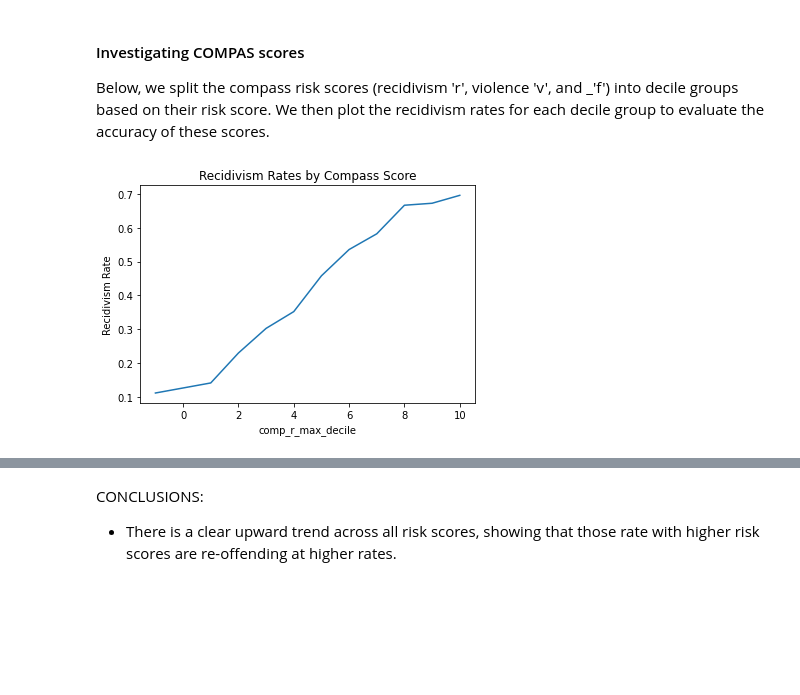
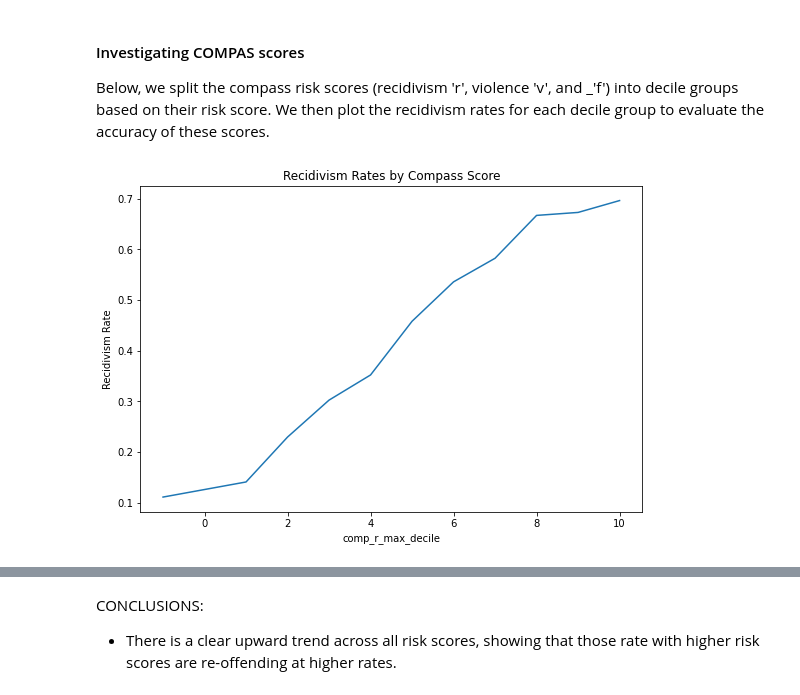
Before and after one commit to ga-dsi-822-group4/recidivism, a Jupyter notebook: notebooks/02_eda.ipynb, the cells around one changed output, grey strips where cells are left out. Saved outputs shown, nothing was run; the diff lists cells and outputs as text; code cells hidden in the pictures; blank space fills up the shorter version.

```diff
--- a/notebooks/02_eda.ipynb
+++ b/notebooks/02_eda.ipynb
@@ -283,9 +445,10 @@ CONCLUSIONS:
 
 Below, we split the compass risk scores (recidivism 'r', violence 'v', and _'f') into decile groups based on their risk score. We then plot the recidivism rates for each decile group to evaluate the accuracy of these scores.
 # %%
+plt.figure(figsize = (9, 6))
 fl.groupby(['comp_r_max_decile'])['recidivism'].mean().sort_values(ascending = False).plot()
 plt.ylabel('Recidivism Rate')
 plt.title('Recidivism Rates by Compass Score');
 # %% [output]
-[figure, old version]
+[figure, new version]
 # %%
```
Also changed, not shown: parts of 47 cells of this notebook.
